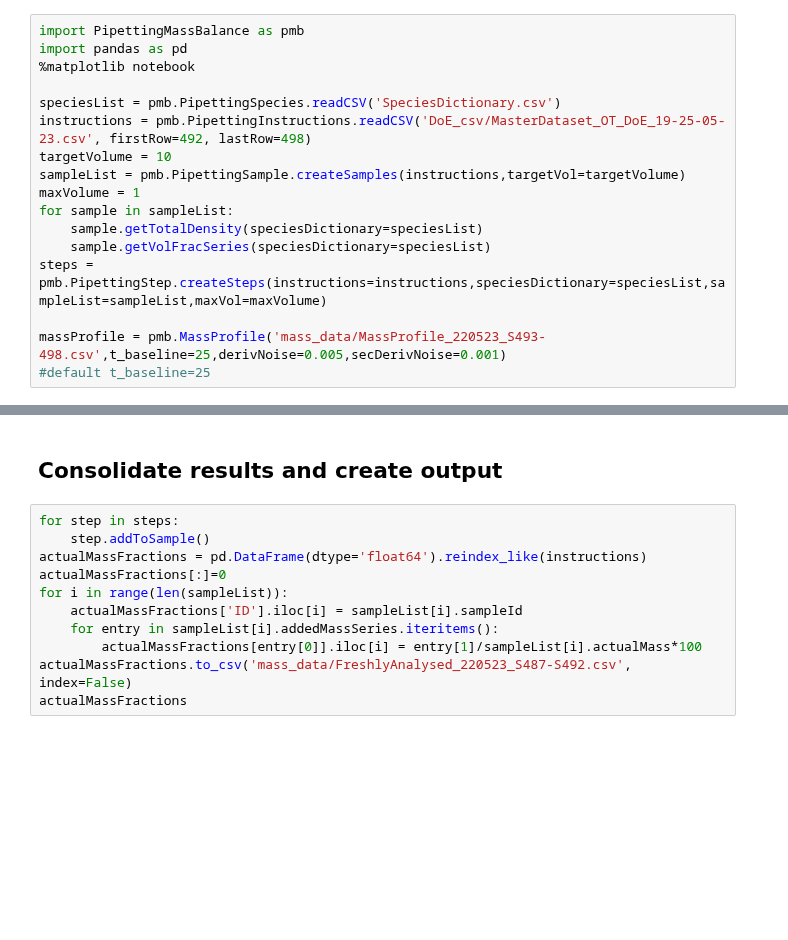
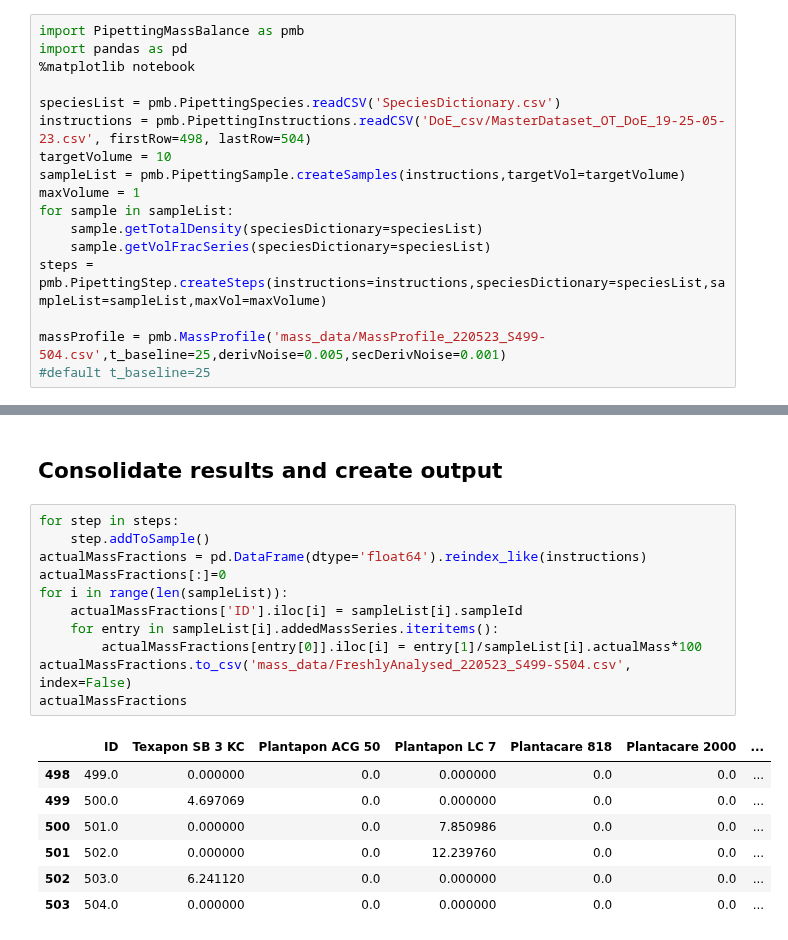
Before and after one commit to AniketChitre/formulations-prep, a Jupyter notebook: balance_analysis.ipynb, the cells around one changed output, grey strips where cells are left out. Cells and saved outputs as stored; diff of their text form; blank space fills up the shorter version.

```diff
--- a/balance_analysis.ipynb
+++ b/balance_analysis.ipynb
@@ -6,7 +6,7 @@ import pandas as pd
 %matplotlib notebook
 
 speciesList = pmb.PipettingSpecies.readCSV('SpeciesDictionary.csv')
-instructions = pmb.PipettingInstructions.readCSV('DoE_csv/MasterDataset_OT_DoE_19-25-05-23.csv', firstRow=492, lastRow=498)
+instructions = pmb.PipettingInstructions.readCSV('DoE_csv/MasterDataset_OT_DoE_19-25-05-23.csv', firstRow=498, lastRow=504)
 targetVolume = 10
 sampleList = pmb.PipettingSample.createSamples(instructions,targetVol=targetVolume)
 maxVolume = 1
@@ -15,7 +15,7 @@ for sample in sampleList:
     sample.getVolFracSeries(speciesDictionary=speciesList)
 steps = pmb.PipettingStep.createSteps(instructions=instructions,speciesDictionary=speciesList,sampleList=sampleList,maxVol=maxVolume)
 
-massProfile = pmb.MassProfile('mass_data/MassProfile_220523_S493-498.csv',t_baseline=25,derivNoise=0.005,secDerivNoise=0.001)
+massProfile = pmb.MassProfile('mass_data/MassProfile_220523_S499-504.csv',t_baseline=25,derivNoise=0.005,secDerivNoise=0.001)
 #default t_baseline=25
 # %% [markdown]
 ## Analyse Water Addition
@@ -103,11 +99,19 @@ Addition of 0.431g Arlypon F detected from 2960s to 2972s - expected volume = 0.
 # %%
 for step in steps:
     step.addToSample()
 actualMassFractions = pd.DataFrame(dtype='float64').reindex_like(instructions)
 actualMassFractions[:]=0
 for i in range(len(sampleList)):
     actualMassFractions['ID'].iloc[i] = sampleList[i].sampleId
     for entry in sampleList[i].addedMassSeries.iteritems():
         actualMassFractions[entry[0]].iloc[i] = entry[1]/sampleList[i].actualMass*100
-actualMassFractions.to_csv('mass_data/FreshlyAnalysed_220523_S487-S492.csv', index=False)
+actualMassFractions.to_csv('mass_data/FreshlyAnalysed_220523_S499-S504.csv', index=False)
 actualMassFractions
+# %% [output]
+|  | ID | Texapon SB 3 KC | Plantapon ACG 50 | Plantapon LC 7 | Plantacare 818 | Plantacare 2000 | ... |
+| 498 | 499.0 | 0.000000 | 0.0 | 0.000000 | 0.0 | 0.0 | ... |
+| 499 | 500.0 | 4.697069 | 0.0 | 0.000000 | 0.0 | 0.0 | ... |
+| 500 | 501.0 | 0.000000 | 0.0 | 7.850986 | 0.0 | 0.0 | ... |
+| 501 | 502.0 | 0.000000 | 0.0 | 12.239760 | 0.0 | 0.0 | ... |
+| 502 | 503.0 | 6.241120 | 0.0 | 0.000000 | 0.0 | 0.0 | ... |
+| 503 | 504.0 | 0.000000 | 0.0 | 0.000000 | 0.0 | 0.0 | ... |
```
Also changed, not shown: parts of 4 cells of this notebook, 4 other files.
